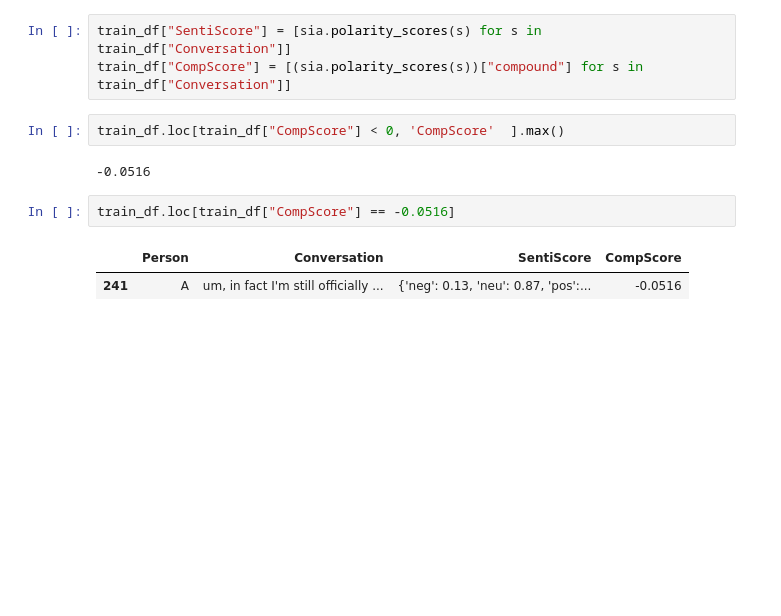
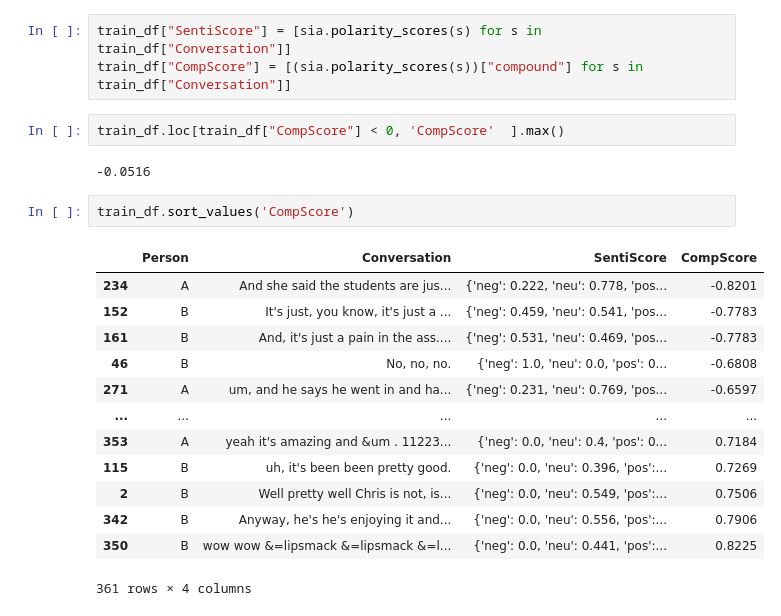
Before and after one commit to k-manojkumar/sample-data-analysis, a Jupyter notebook: manoj-sample-da/simple-nlp.ipynb, the cells around one changed output. Drawn from its saved outputs; the diff is of its cells as text; blank space fills up the shorter version.

```diff
--- a/manoj-sample-da/simple-nlp.ipynb
+++ b/manoj-sample-da/simple-nlp.ipynb
@@ -124,7 +124,18 @@ train_df.loc[train_df["CompScore"] < 0, 'CompScore'  ].max()
 # %% [output]
 -0.0516
 # %%
-train_df.loc[train_df["CompScore"] == -0.0516]
+train_df.sort_values('CompScore')
 # %% [output]
 |  | Person | Conversation | SentiScore | CompScore |
-| 241 | A | um, in fact I'm still officially ... | {'neg': 0.13, 'neu': 0.87, 'pos':... | -0.0516 |
+| 234 | A | And she said the students are jus... | {'neg': 0.222, 'neu': 0.778, 'pos... | -0.8201 |
+| 152 | B | It's just, you know, it's just a ... | {'neg': 0.459, 'neu': 0.541, 'pos... | -0.7783 |
+| 161 | B | And, it's just a pain in the ass.... | {'neg': 0.531, 'neu': 0.469, 'pos... | -0.7783 |
+| 46 | B | No, no, no. | {'neg': 1.0, 'neu': 0.0, 'pos': 0... | -0.6808 |
+| 271 | A | um, and he says he went in and ha... | {'neg': 0.231, 'neu': 0.769, 'pos... | -0.6597 |
+| ... | ... | ... | ... | ... |
+| 353 | A | yeah it's amazing and &um . 11223... | {'neg': 0.0, 'neu': 0.4, 'pos': 0... | 0.7184 |
+| 115 | B | uh, it's been been pretty good. | {'neg': 0.0, 'neu': 0.396, 'pos':... | 0.7269 |
+| 2 | B | Well pretty well Chris is not, is... | {'neg': 0.0, 'neu': 0.549, 'pos':... | 0.7506 |
+| 342 | B | Anyway, he's he's enjoying it and... | {'neg': 0.0, 'neu': 0.556, 'pos':... | 0.7906 |
+| 350 | B | wow wow &=lipsmack &=lipsmack &=l... | {'neg': 0.0, 'neu': 0.441, 'pos':... | 0.8225 |
+361 rows × 4 columns
```
Also changed, not shown: parts of 2 cells of this notebook.
